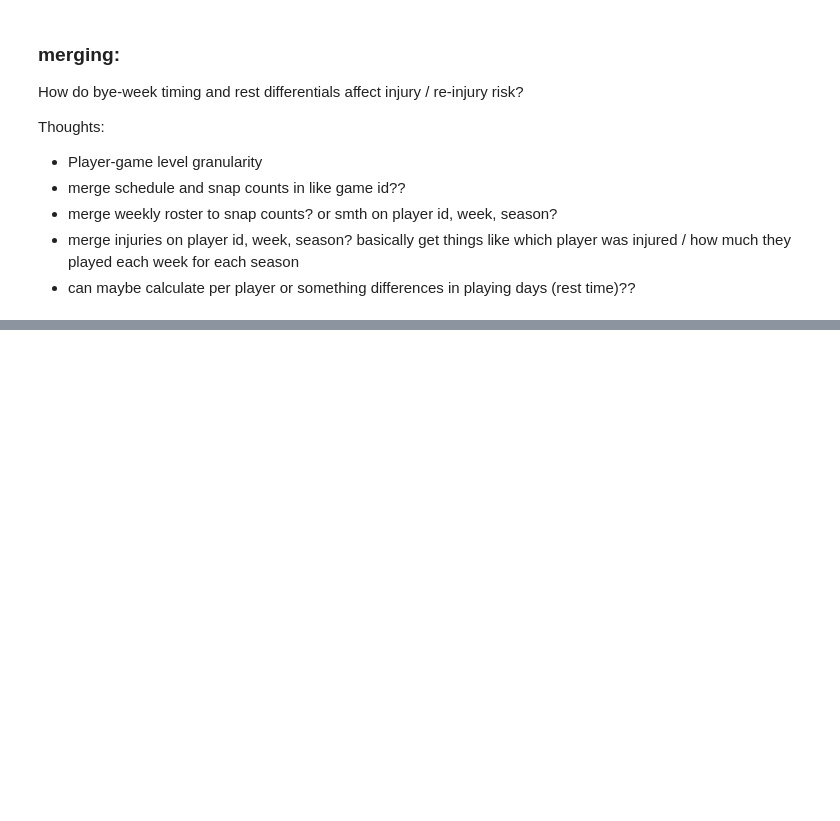
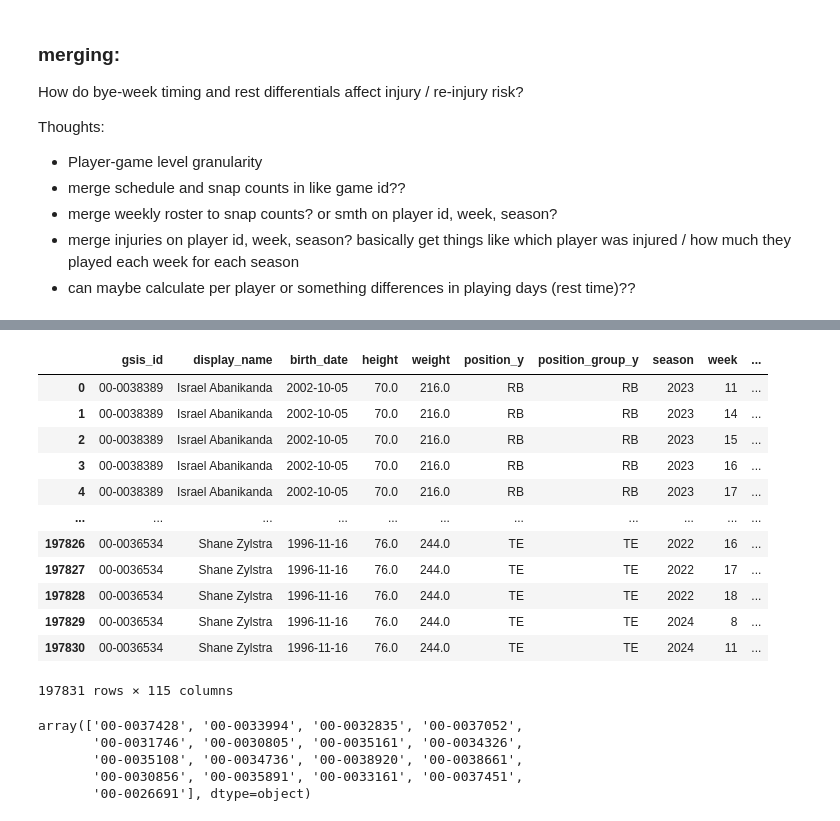
Before and after one commit to jc39963/NFLPA_2025, a Jupyter notebook: nflpa_trial.ipynb, the cells around one changed output, grey strips where cells are left out. Drawn from its saved outputs; the diff is of its cells as text; code cells hidden in the pictures; blank space fills up the shorter version.

```diff
--- a/nflpa_trial.ipynb
+++ b/nflpa_trial.ipynb
@@ -285,0 +371,5 @@ basically get things like which player was injured / how much they played each w
+# %%
+# rename merge column to match
+player_stats.rename({"player_id": "gsis_id"}, axis=1, inplace=True)
+# %%
+player_stats_merged = pd.merge(player, player_stats, how="inner", on="gsis_id", indicator=True, validate="1:m")
@@ -285,0 +401,2 @@ basically get things like which player was injured / how much they played each w
+# %%
+player_stats_merged.drop(columns=['player_name', 'player_display_name', 'headshot_url', '_merge'], inplace=True)
@@ -285,0 +420,26 @@ basically get things like which player was injured / how much they played each w
+# %%
+player_stats_merged.drop(columns=['position_x', 'position_group_x'], inplace=True)
+# %%
+player_stats_merged
+# %% [output]
+|  | gsis_id | display_name | birth_date | height | weight | position_y | position_group_y | season | week | ... |
+| 0 | 00-0038389 | Israel Abanikanda | 2002-10-05 | 70.0 | 216.0 | RB | RB | 2023 | 11 | ... |
+| 1 | 00-0038389 | Israel Abanikanda | 2002-10-05 | 70.0 | 216.0 | RB | RB | 2023 | 14 | ... |
+| 2 | 00-0038389 | Israel Abanikanda | 2002-10-05 | 70.0 | 216.0 | RB | RB | 2023 | 15 | ... |
+| 3 | 00-0038389 | Israel Abanikanda | 2002-10-05 | 70.0 | 216.0 | RB | RB | 2023 | 16 | ... |
+| 4 | 00-0038389 | Israel Abanikanda | 2002-10-05 | 70.0 | 216.0 | RB | RB | 2023 | 17 | ... |
+| ... | ... | ... | ... | ... | ... | ... | ... | ... | ... | ... |
+| 197826 | 00-0036534 | Shane Zylstra | 1996-11-16 | 76.0 | 244.0 | TE | TE | 2022 | 16 | ... |
+| 197827 | 00-0036534 | Shane Zylstra | 1996-11-16 | 76.0 | 244.0 | TE | TE | 2022 | 17 | ... |
+| 197828 | 00-0036534 | Shane Zylstra | 1996-11-16 | 76.0 | 244.0 | TE | TE | 2022 | 18 | ... |
+| 197829 | 00-0036534 | Shane Zylstra | 1996-11-16 | 76.0 | 244.0 | TE | TE | 2024 | 8 | ... |
+| 197830 | 00-0036534 | Shane Zylstra | 1996-11-16 | 76.0 | 244.0 | TE | TE | 2024 | 11 | ... |
+197831 rows × 115 columns
+# %%
+player_stats_merged[player_stats_merged['pfr_id'].isna()]['gsis_id'].unique()
+# %% [output]
+array(['00-0037428', '00-0033994', '00-0032835', '00-0037052',
+       '00-0031746', '00-0030805', '00-0035161', '00-0034326',
+       '00-0035108', '00-0034736', '00-0038920', '00-0038661',
+       '00-0030856', '00-0035891', '00-0033161', '00-0037451',
+       '00-0026691'], dtype=object)
```
Also changed, not shown: parts of 44 cells of this notebook, 1 other file.
